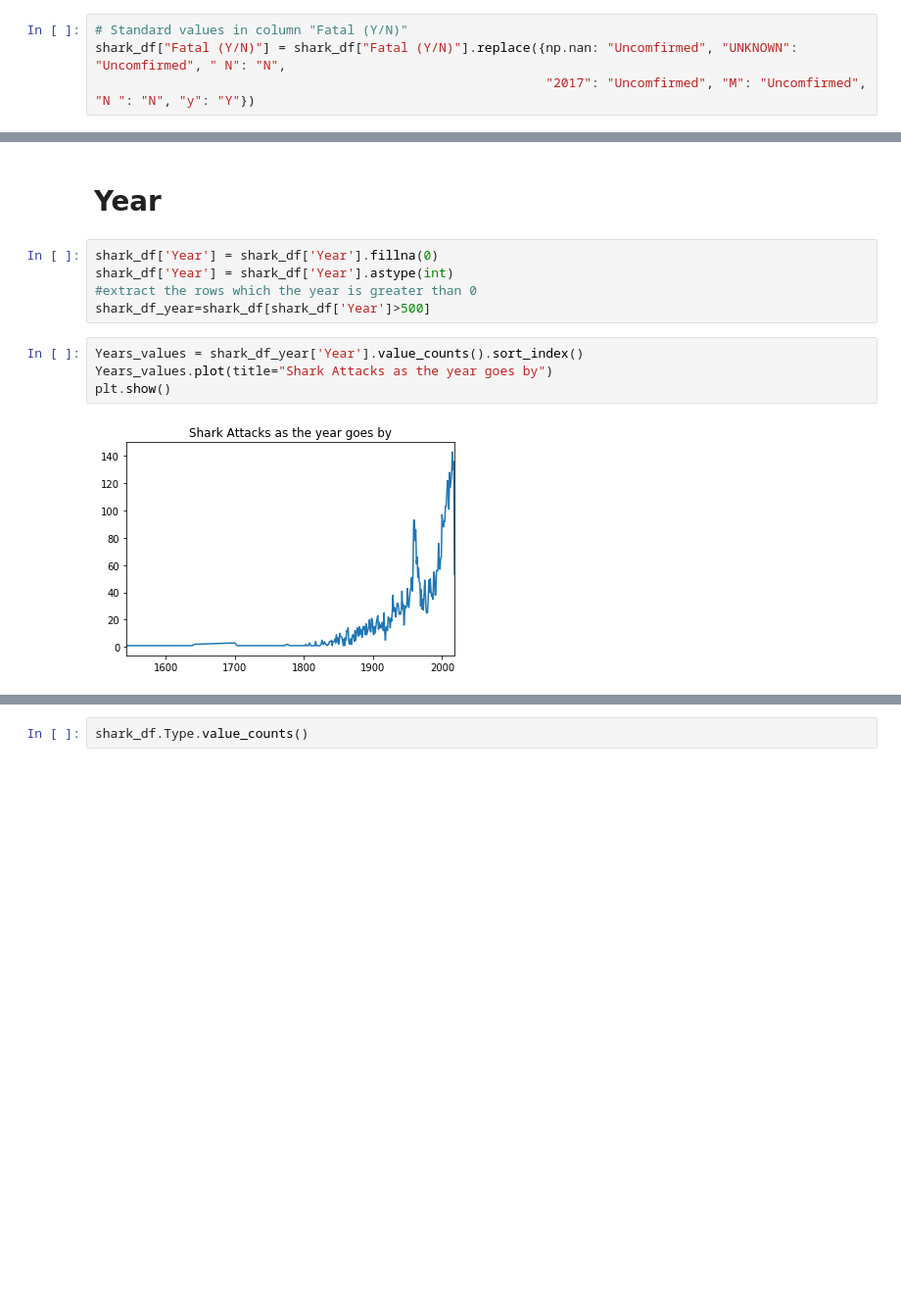
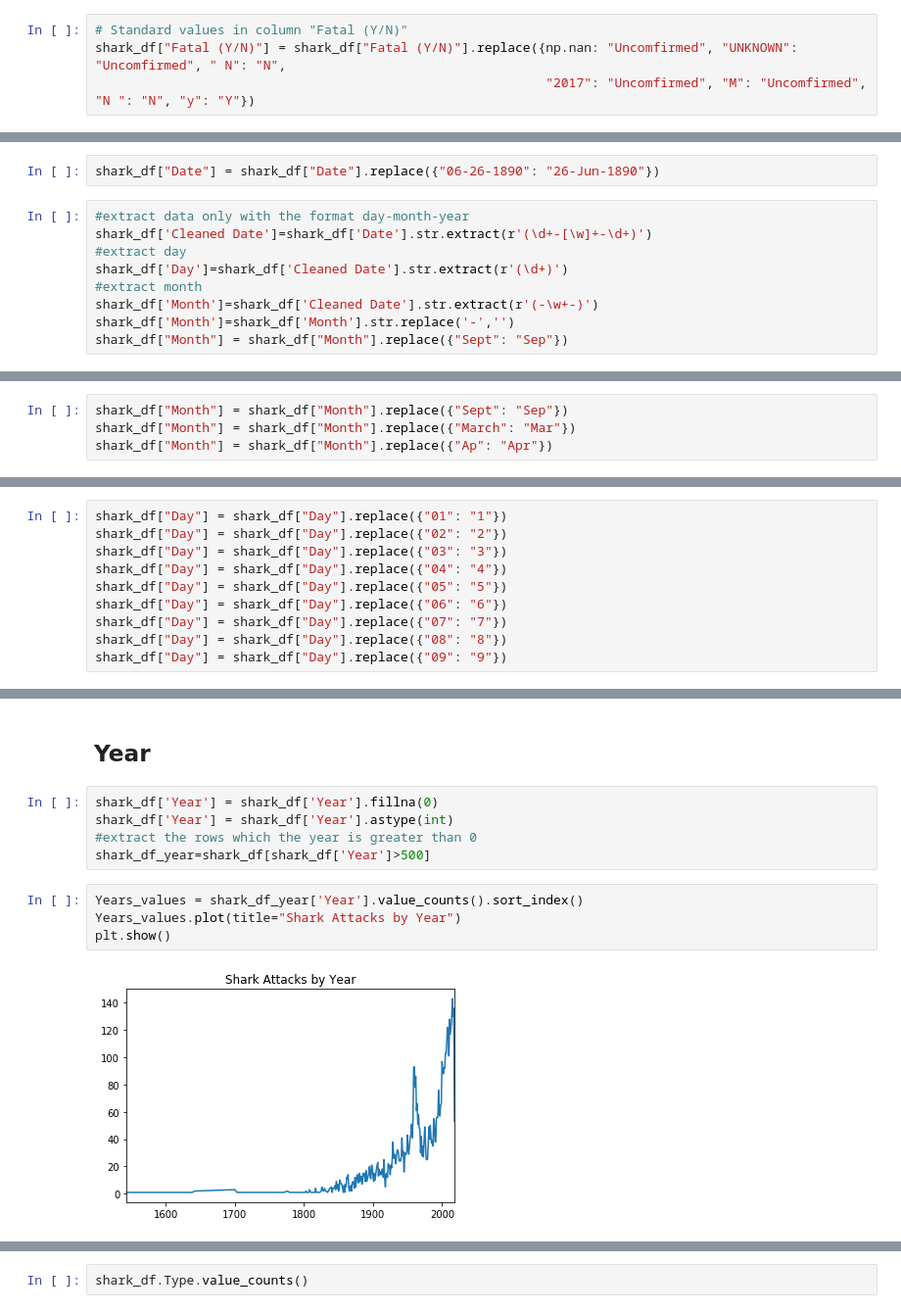
Before and after one commit to stl-lucas/group-project-01, a Jupyter notebook: data_playground.ipynb, the cells around one changed output, grey strips where cells are left out. Shown: that part at 98% size. Saved outputs shown, nothing was run; the diff lists cells and outputs as text; blank space fills up the shorter version.

Commit message:
more data cleaning and plotting have been done

```diff
--- a/data_playground.ipynb
+++ b/data_playground.ipynb
@@ -123 +165,12 @@ No date                  6
 Name: Date, Length: 5389, dtype: int64
+# %%
+shark_df["Date"] = shark_df["Date"].replace({"06-26-1890": "26-Jun-1890"})
+# %%
+#extract data only with the format day-month-year
+shark_df['Cleaned Date']=shark_df['Date'].str.extract(r'(\d+-[\w]+-\d+)')
+#extract day
+shark_df['Day']=shark_df['Cleaned Date'].str.extract(r'(\d+)')
+#extract month
+shark_df['Month']=shark_df['Cleaned Date'].str.extract(r'(-\w+-)')
+shark_df['Month']=shark_df['Month'].str.replace('-','')
+shark_df["Month"] = shark_df["Month"].replace({"Sept": "Sep"})
@@ -123,0 +188,4 @@ Name: Date, Length: 5389, dtype: int64
+# %%
+shark_df["Month"] = shark_df["Month"].replace({"Sept": "Sep"})
+shark_df["Month"] = shark_df["Month"].replace({"March": "Mar"})
+shark_df["Month"] = shark_df["Month"].replace({"Ap": "Apr"})
@@ -123,0 +216,10 @@ Name: Date, Length: 5389, dtype: int64
+# %%
+shark_df["Day"] = shark_df["Day"].replace({"01": "1"})
+shark_df["Day"] = shark_df["Day"].replace({"02": "2"})
+shark_df["Day"] = shark_df["Day"].replace({"03": "3"})
+shark_df["Day"] = shark_df["Day"].replace({"04": "4"})
+shark_df["Day"] = shark_df["Day"].replace({"05": "5"})
+shark_df["Day"] = shark_df["Day"].replace({"06": "6"})
+shark_df["Day"] = shark_df["Day"].replace({"07": "7"})
+shark_df["Day"] = shark_df["Day"].replace({"08": "8"})
+shark_df["Day"] = shark_df["Day"].replace({"09": "9"})
@@ -124,5 +235,5 @@ Name: Date, Length: 5389, dtype: int64
 # %% [markdown]
-# Year
+## Year
 # %%
 shark_df['Year'] = shark_df['Year'].fillna(0)
 shark_df['Year'] = shark_df['Year'].astype(int)
@@ -130,7 +241,7 @@ shark_df['Year'] = shark_df['Year'].astype(int)
 shark_df_year=shark_df[shark_df['Year']>500]
 # %%
 Years_values = shark_df_year['Year'].value_counts().sort_index()
-Years_values.plot(title="Shark Attacks as the year goes by")
+Years_values.plot(title="Shark Attacks by Year")
 plt.show()
 # %% [output]
-[figure, old version]
+[figure, new version]
```
Also changed, not shown: parts of 24 cells of this notebook.
